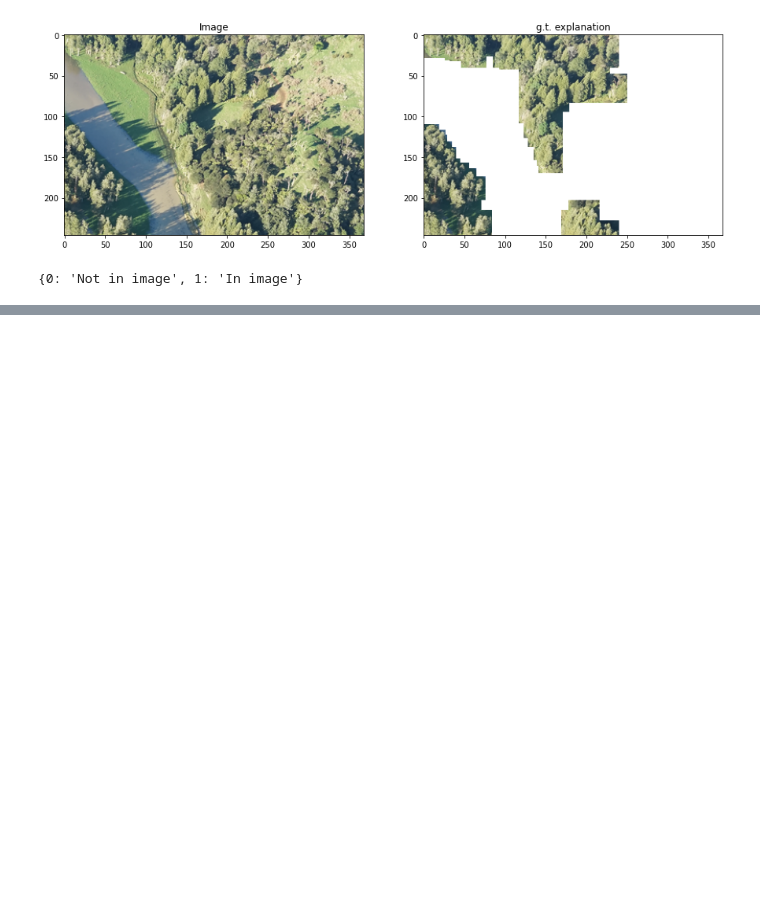
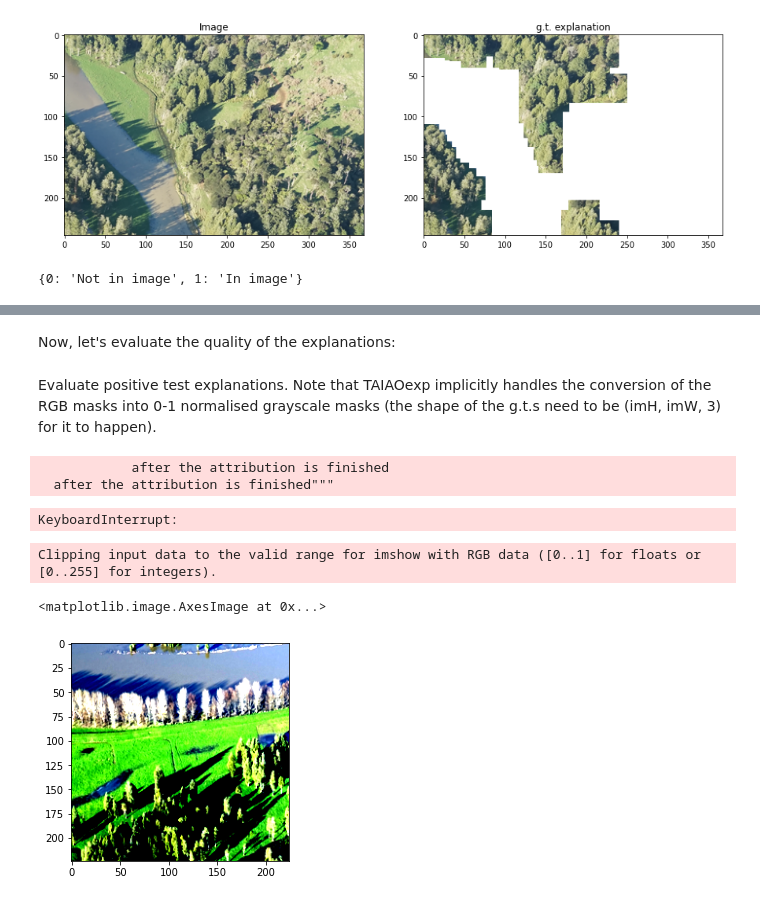
Before and after one commit to chus-chus/teex, a Jupyter notebook: TAIAOexp/_demos/notebooks/evaluating_saliency_maps.ipynb, the cells around one changed output, grey strips where cells are left out. Saved outputs shown, nothing was run; the diff lists cells and outputs as text; code cells hidden in the pictures; blank space fills up the shorter version.

Commit message:
Some changes to sm evaluation nottttebook.

```diff
--- a/TAIAOexp/_demos/notebooks/evaluating_saliency_maps.ipynb
+++ b/TAIAOexp/_demos/notebooks/evaluating_saliency_maps.ipynb
@@ -352,3 +371,7 @@ trainKData, trainKLabels, trainKExps = kahikateaData[:100]
+# %%
+nClasses = 2
+kahikateaData = Kahikatea()
+kData, kLabels, kExps = kahikateaData[:]
 # %%
 i = 0
 fig, axs = plt.subplots(1, 2, figsize=(15,15))
@@ -365,0 +399,4 @@ kahikateaData.classMap
+# %%
+sqznet.classifier[1] = nn.Conv2d(512, nClasses, kernel_size=(1,1), stride=(1,1))
+sqznet.num_classes = nClasses
+inputSize = 224
@@ -365,0 +405,8 @@ kahikateaData.classMap
+# %%
+from torchvision import transforms
+
+inputTransform = transforms.Compose([transforms.Resize((inputSize, inputSize)),
+                                     transforms.ToTensor(),
+                                     transforms.Normalize([0.485, 0.456, 0.406], [0.229, 0.224, 0.225])])
+resizeTransform = transforms.Compose([transforms.Resize((inputSize, inputSize)),
+                                     transforms.ToTensor()])
@@ -365,0 +415,8 @@ kahikateaData.classMap
+# %%
+kData = torch.stack([inputTransform(img) for img in kData])
+kExps = torch.stack([resizeTransform(img) if isinstance(img, PIL.Image.Image) else torch.zeros((3, inputSize, inputSize)) for img in kExps]).permute(0, 2, 3, 1)
+kExps = kExps.numpy().astype(np.float32)  # we need g.t. explanations to be numpy arrays for the evaluation
+kLabels = torch.LongTensor(kLabels)
+
+kTrain, kTest, kTrainLabels, kTestLabels, kExpsTrain, kExpsTest = train_test_split(kData, kLabels, kExps, train_size=0.8, random_state=7)
+kTrain, kVal, kTrainLabels, kValLabels, kExpsTrain, kExpsVal = train_test_split(kTrain, kTrainLabels, kExpsTrain, train_size=0.75, random_state=7)
@@ -365,0 +451,2 @@ kahikateaData.classMap
+# %% [markdown]
+Now, let's evaluate the quality of the explanations:
@@ -365,0 +480,14 @@ kahikateaData.classMap
+# %% [markdown]
+Evaluate positive test explanations. Note that TAIAOexp implicitly handles the conversion of the RGB masks into 0-1 normalised grayscale masks (the shape of the g.t.s need to be (imH, imW, 3) for it to happen).
+# %%
+# TODO FIX: CONVERSION TO GRAYSCALE OF GT MASKS TURNS THEM TO 0
+
+# takes some minutes to run
+scoresK = eval_explainers(kExplainers, kConfigs, kTest[kTestLabels==1], kTestLabels[kTestLabels==1], kExpsTest[kTestLabels==1], metrics)
+
+with open('TAIAOexp/_demos/notebooks/temp/kahikateaScores.pickle', 'wb') as f:
+    pickle.dump(scoresK, f)
+# %% [output]
+            after the attribution is finished
+  after the attribution is finished"""
+KeyboardInterrupt:
@@ -365,0 +497,6 @@ kahikateaData.classMap
+# %%
+plt.imshow(kTest[kTestLabels==1][0].permute(1, 2, 0))
+# %% [output]
+Clipping input data to the valid range for imshow with RGB data ([0..1] for floats or [0..255] for integers).
+<matplotlib.image.AxesImage at 0x...>
+[figure, added]
```
Also changed, not shown: parts of 29 cells of this notebook, 4 other files.
